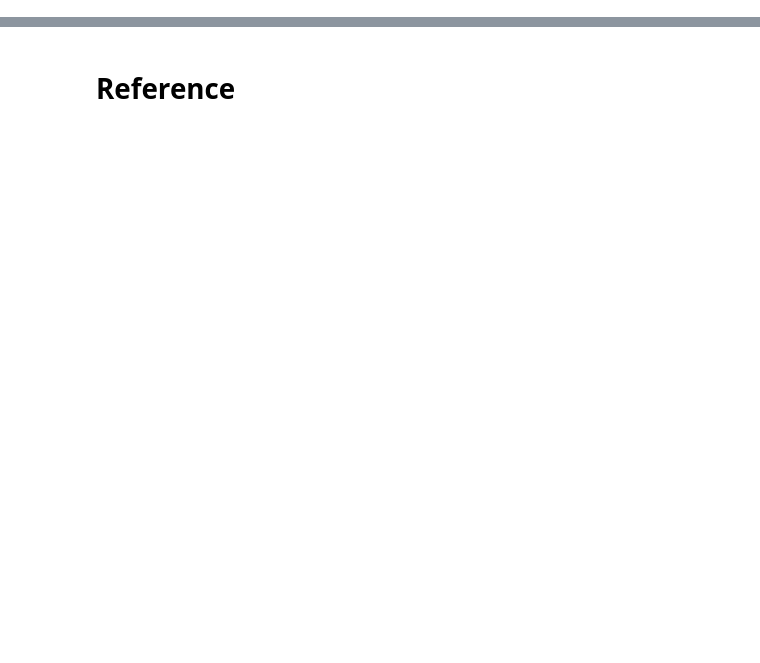
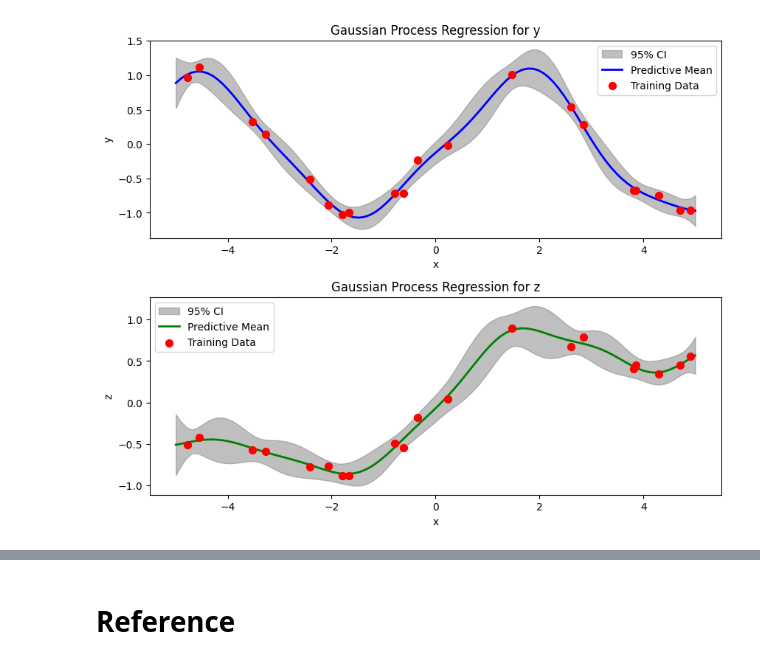
Before and after one commit to bd0525/new2GPR, a Jupyter notebook: 004basic_gpr_model.ipynb, the cells around one changed output, grey strips where cells are left out. Cells and saved outputs as stored; diff of their text form; code cells hidden in the pictures; blank space fills up the shorter version.

```diff
--- a/004basic_gpr_model.ipynb
+++ b/004basic_gpr_model.ipynb
@@ -99,0 +208,78 @@ Mounted at /content/drive
+# %%
+# @title Click for details
+import numpy as np
+import matplotlib.pyplot as plt
+
+# Generate Sample Data
+N_total = 20  # num of data points
+x_full = -5 + 10 * np.random.rand(N_total, 1)
+sigma_y = 0.1  # Noise std for y
+sigma_z = 0.1  # Noise std for z
+
+# Output z & y independent
+y_full = np.sin(x_full) + sigma_y * np.random.randn(N_total, 1)
+z_full = 0.5 * y_full + 0.2 * x_full + sigma_z * np.random.randn(N_total, 1)
+
+# Test inputs for prediction
+x_test = np.linspace(-5, 5, 100).reshape(-1, 1)
+N_test = len(x_test)
+
+# Define the RBF Kernel Function
+def RBF_kernel_2(x1, x2, sigma_f = 1.0, l = 1.0):
+    return sigma_f**2 * np.exp(-((x1 - x2)**2) / (2 * l**2))
+
+# Compute kernel between training points
+K_xx = np.zeros((N_total, N_total))
+for i in range(N_total):
+    for j in range(N_total):
+        K_xx[i, j] = RBF_kernel_2(x_full[i, 0], x_full[j, 0])
+
+# Add noise variance to the kernel
+K_y = K_xx + sigma_y**2 * np.eye(N_total)  # For output y
+K_z = K_xx + sigma_z**2 * np.eye(N_total)  # For output z
+
+# Compute kernel between training and test points
+K_xs = np.zeros((N_total, N_test))
+for i in range(N_total):
+    for j in range(N_test):
+        K_xs[i, j] = RBF_kernel_2(x_full[i, 0], x_test[j, 0])
+
+# Predictive mean and var for y
+mu_y = K_xs.T @ np.linalg.solve(K_y, y_full)
+K_ss = np.zeros((N_test, N_test))
+for i in range(N_test):
+    for j in range(N_test):
+        K_ss[i, j] = RBF_kernel_2(x_test[i, 0], x_test[j, 0])
+var_y = np.diag(K_ss - K_xs.T @ np.linalg.solve(K_y, K_xs))
+
+# Predictive mean and var for z
+mu_z = K_xs.T @ np.linalg.solve(K_z, z_full)
+var_z = np.diag(K_ss - K_xs.T @ np.linalg.solve(K_z, K_xs))
+
+# Plot the results
+plt.figure(figsize=(10, 8))
+plt.subplots_adjust(hspace=0.3)
+
+# Plot for y
+plt.subplot(2, 1, 1)
+plt.fill_between(x_test.flatten(), (mu_y + 2*np.sqrt(var_y.reshape(-1,1))).flatten(), (mu_y - 2*np.sqrt(var_y.reshape(-1,1))).flatten(), color='gray', alpha=0.5)
+plt.plot(x_test, mu_y, 'b-', linewidth=2)
+plt.scatter(x_full, y_full, c='r', s=50, zorder=5)
+plt.xlabel('x')
+plt.ylabel('y')
+plt.title('Gaussian Process Regression for y')
+plt.legend(['95% CI', 'Predictive Mean', 'Training Data'], loc='best')
+
+# Plot for z
+plt.subplot(2, 1, 2)
+plt.fill_between(x_test.flatten(), (mu_z + 2*np.sqrt(var_z.reshape(-1,1))).flatten(), (mu_z - 2*np.sqrt(var_z.reshape(-1,1))).flatten(), color='gray', alpha=0.5)
+plt.plot(x_test, mu_z, 'g-', linewidth=2)
+plt.scatter(x_full, z_full, c='r', s=50, zorder=5)
+plt.xlabel('x')
+plt.ylabel('z')
+plt.title('Gaussian Process Regression for z')
+plt.legend(['95% CI', 'Predictive Mean', 'Training Data'], loc='best')
+
+plt.show()
+# %% [output]
+[figure, added]
```
Also changed, not shown: parts of 26 cells of this notebook, 13 other files.
